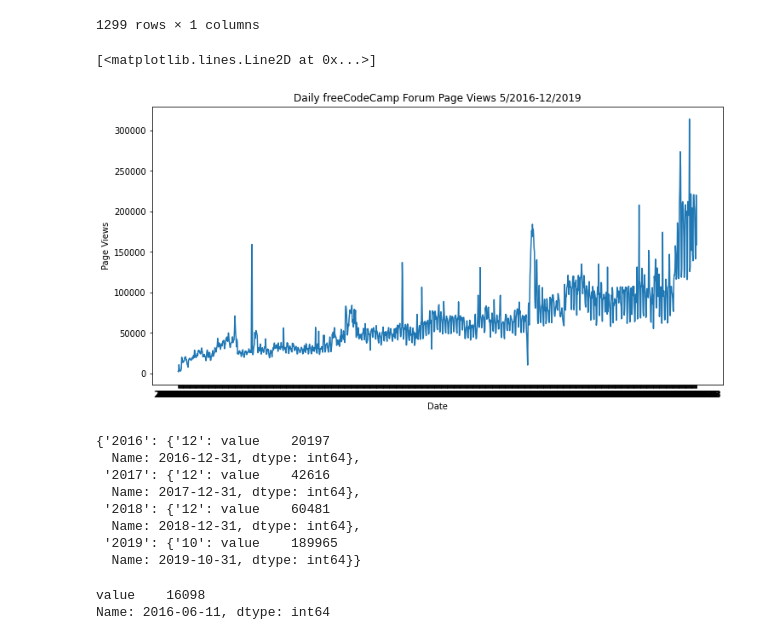
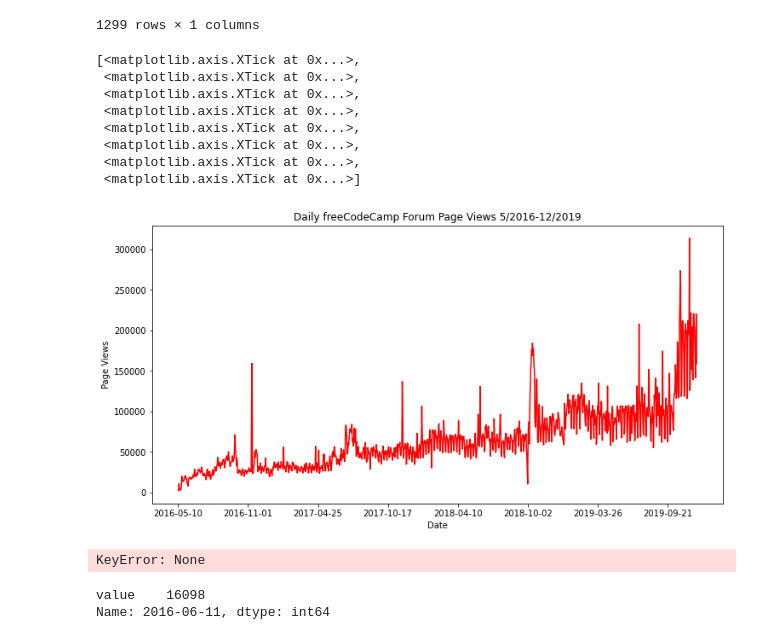
Before and after one commit to JavierRojas14/Page_View_Time_Series_Visualizer, a Jupyter notebook: time_series_visualizer.ipynb, the cells around one changed output. Cells and saved outputs as stored; diff of their text form; code cells hidden in the pictures.

```diff
--- a/time_series_visualizer.ipynb
+++ b/time_series_visualizer.ipynb
@@ -53,17 +53,28 @@ df
 # %%
 fig, axis = plt.subplots(figsize = (12, 6))
 
 axis.set_xlabel('Date')
 axis.set_ylabel('Page Views')
 axis.set_title('Daily freeCodeCamp Forum Page Views 5/2016-12/2019')
-axis.plot(df)
+axis.plot(df, color = 'red')
+
+ticks_cambiados = axis.get_xticks()[::175]
+axis.set_xticks(ticks_cambiados)
 # %% [output]
-[<matplotlib.lines.Line2D at 0x...>]
+[<matplotlib.axis.XTick at 0x...>,
+ <matplotlib.axis.XTick at 0x...>,
+ <matplotlib.axis.XTick at 0x...>,
+ <matplotlib.axis.XTick at 0x...>,
+ <matplotlib.axis.XTick at 0x...>,
+ <matplotlib.axis.XTick at 0x...>,
+ <matplotlib.axis.XTick at 0x...>,
+ <matplotlib.axis.XTick at 0x...>]
-[figure, old version]
+[figure, new version]
 # %%
 diccionario_total = {}
 
 mes_previo = None
+año_previo = None
 dias_en_el_mes = 0
 
 for fecha in df.index:
@@ -73,37 +84,29 @@ for fecha in df.index:
     mes = parse[1]
     dia = parse[2]
 
-    if año not in diccionario_total.keys():
+    # Cuando se cambia de año
+    if año != año_previo:
         diccionario_total[año] = {f'{mes}': df.loc[fecha]}
         dias_en_el_mes = 1
 
+    # Cuando se cambia de mes
     if mes != mes_previo:
-        # Si se cumple esto, significa que acabamos de pasar al otro mes
-        # En ese caso, ya se terminó de sumar todo, por lo tanto, es momento de sacar el promedio
         if mes_previo:
-            # Si existía un mes anterior, entonces hay que sacar el promedio. Si no, es porque
-            # recien estamos empezando en el algoritmo.
             promedio = diccionario_total[año][mes_previo] / dias_en_el_mes
-            diccionario_total[año][mes_previo] = promedio
 
-        # Además, se debe agregar la nueva entrada al diccionario
-        diccionario_total[año] = {f'{mes}': df.loc[fecha]}
         dias_en_el_mes = 1
+        diccionario_total[año][mes] = df.loc[fecha]
+
 
     else:
         diccionario_total[año][mes] += df.loc[fecha]
-        dias_en_el_mes += 1
+
+    mes_previo = mes
+    año_previo = año
 
 diccionario_total
 # %% [output]
-{'2016': {'12': value    20197
-  Name: 2016-12-31, dtype: int64},
- '2017': {'12': value    42616
-  Name: 2017-12-31, dtype: int64},
- '2018': {'12': value    60481
-  Name: 2018-12-31, dtype: int64},
- '2019': {'10': value    189965
-  Name: 2019-10-31, dtype: int64}}
+KeyError: None
 # %%
 df.loc['2016-06-11']
 # %% [output]
```
